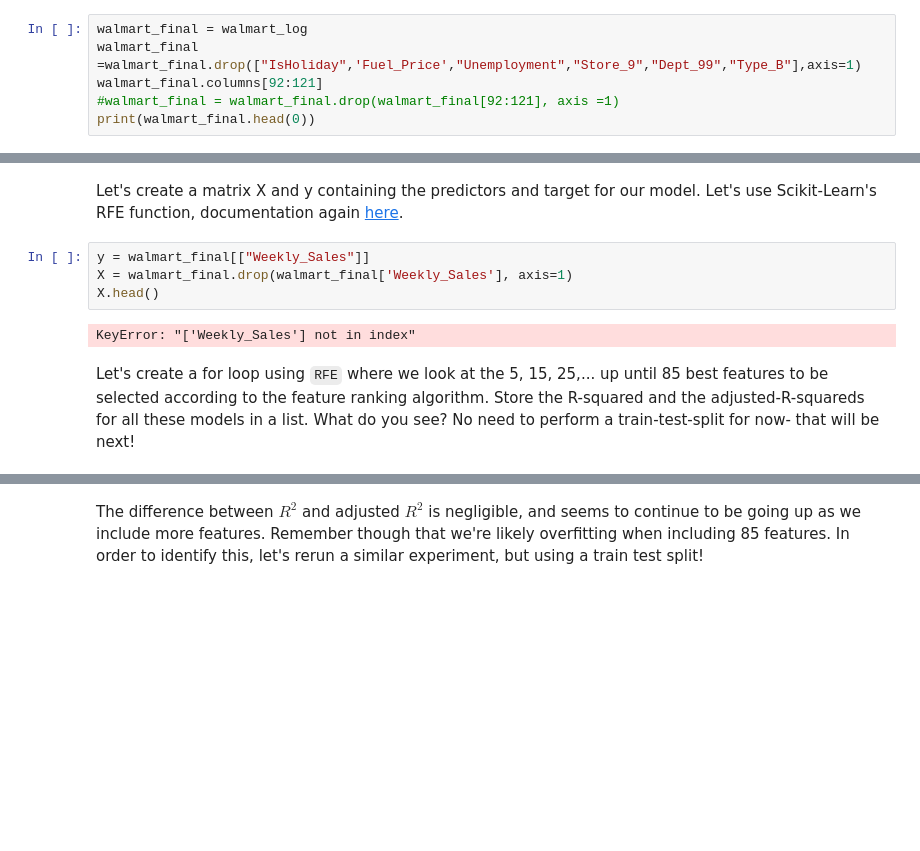
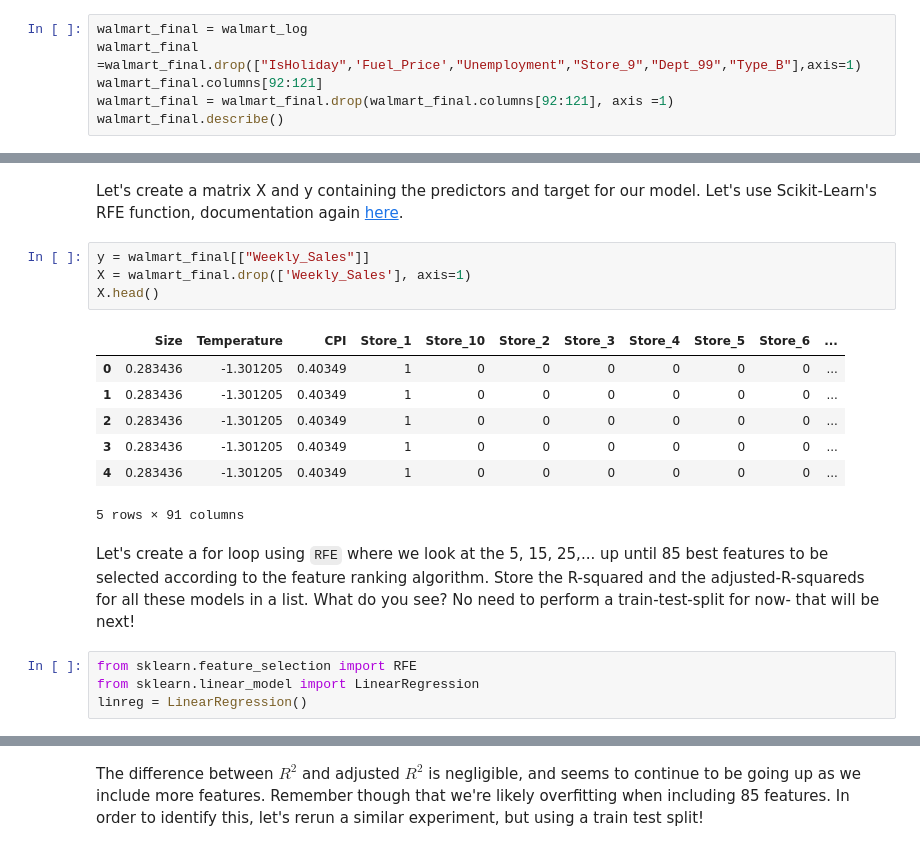
Before and after one commit to MissAle17/dsc-1-12-11-modeling-our-data-lab-online-ds-sp-000, a Jupyter notebook: index.ipynb, the cells around one changed output, grey strips where cells are left out. Cells and saved outputs as stored; diff of their text form; blank space fills up the shorter version.

```diff
--- a/index.ipynb
+++ b/index.ipynb
@@ -364,6 +364,6 @@ Warnings:
 walmart_final = walmart_log
 walmart_final =walmart_final.drop(["IsHoliday",'Fuel_Price',"Unemployment","Store_9","Dept_99","Type_B"],axis=1)
 walmart_final.columns[92:121]
-#walmart_final = walmart_final.drop(walmart_final[92:121], axis =1)
-print(walmart_final.head(0))
+walmart_final = walmart_final.drop(walmart_final.columns[92:121], axis =1)
+walmart_final.describe()
 # %% [output]
@@ -378,9 +382,19 @@ Index: []
 Let's create a matrix X and y containing the predictors and target for our model. Let's use Scikit-Learn's RFE function, documentation again [here](http://scikit-learn.org/stable/modules/classes.html#module-sklearn.feature_selection).
 # %%
 y = walmart_final[["Weekly_Sales"]]
-X = walmart_final.drop(walmart_final['Weekly_Sales'], axis=1)
+X = walmart_final.drop(['Weekly_Sales'], axis=1)
 X.head()
 # %% [output]
+|  | Size | Temperature | CPI | Store_1 | Store_10 | Store_2 | Store_3 | Store_4 | Store_5 | Store_6 | ... |
+| 0 | 0.283436 | -1.301205 | 0.40349 | 1 | 0 | 0 | 0 | 0 | 0 | 0 | ... |
+| 1 | 0.283436 | -1.301205 | 0.40349 | 1 | 0 | 0 | 0 | 0 | 0 | 0 | ... |
+| 2 | 0.283436 | -1.301205 | 0.40349 | 1 | 0 | 0 | 0 | 0 | 0 | 0 | ... |
+| 3 | 0.283436 | -1.301205 | 0.40349 | 1 | 0 | 0 | 0 | 0 | 0 | 0 | ... |
+| 4 | 0.283436 | -1.301205 | 0.40349 | 1 | 0 | 0 | 0 | 0 | 0 | 0 | ... |
-KeyError: "['Weekly_Sales'] not in index"
+5 rows × 91 columns
 # %% [markdown]
 Let's create a for loop using `RFE` where we look at the 5, 15, 25,... up until 85 best features to be selected according to the feature ranking algorithm. Store the R-squared and the adjusted-R-squareds for all these models in a list. What do you see? No need to perform a train-test-split for now- that will be next!
+# %%
+from sklearn.feature_selection import RFE
+from sklearn.linear_model import LinearRegression
+linreg = LinearRegression()
```
Also changed, not shown: parts of 4 cells of this notebook.
